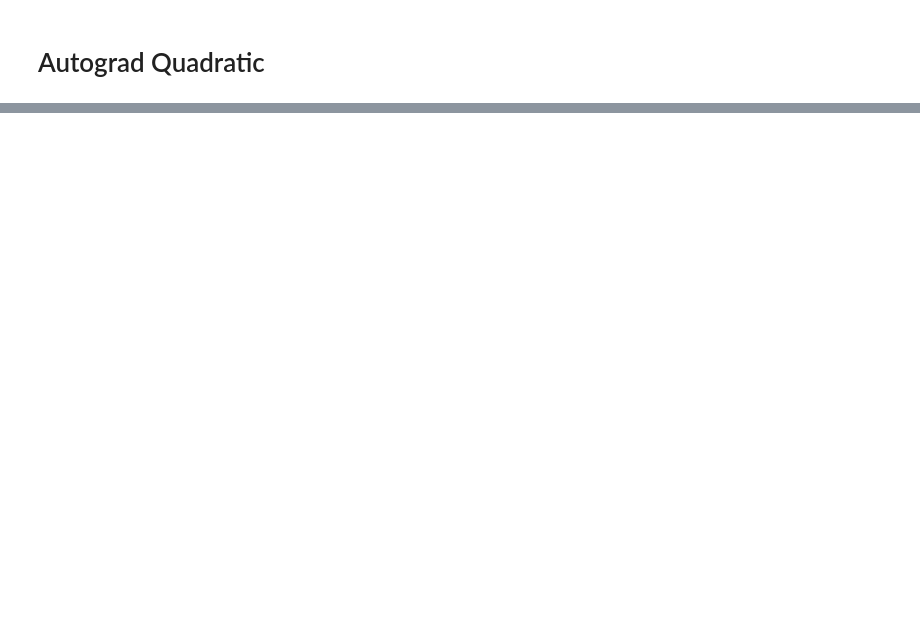
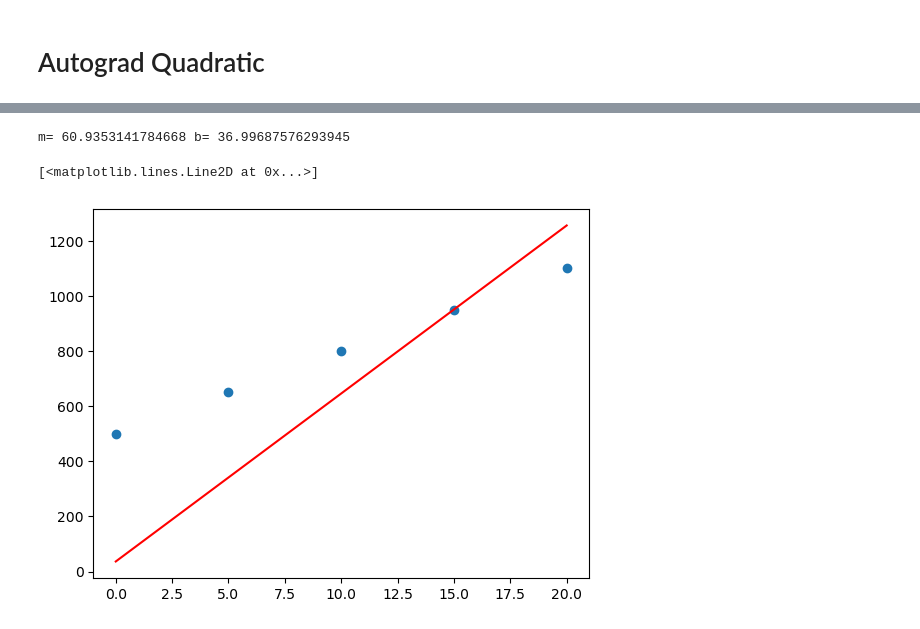
Before and after one commit to candrewlee14/zgml, a Jupyter notebook: torch.ipynb, the cells around one changed output, grey strips where cells are left out. Cells and saved outputs as stored; diff of their text form; code cells hidden in the pictures; blank space fills up the shorter version.

```diff
--- a/torch.ipynb
+++ b/torch.ipynb
@@ -204,0 +219,43 @@ m= tensor([1.2448]) b= tensor([1.3358])
+# %%
+class LinearModelOptim:
+    def __init__(self, m=0, b=0):
+        self.m = torch.Tensor([m])
+        self.b = torch.Tensor([b])
+        self.m.requires_grad = True
+        self.b.requires_grad = True
+        self.params = [self.m, self.b]
+        self.momentum = [torch.zeros_like(param) for param in self.params]
+        self.out = None
+        self.loss = None
+
+    def compute(self, time, speed):
+        self.out = self.m * time + self.b
+        self.loss = torch.mean((self.out - speed) ** 2)
+        # self.loss.backward()
+
+    def step(self, optimizer):
+        optimizer.zero_grad()
+        self.loss.backward()
+        optimizer.step()
+
+n = 5
+time = torch.from_numpy(np.linspace(0, 20, n)) # x
+# speed = torch.from_numpy(np.linspace(10, 50, n)) # y = 0x^2 + 1x + 5
+speed = time * 30 + 500
+model = LinearModelOptim(m=0, b=1)
+lr = 1e-3
+optimizer = torch.optim.SGD(model.params, lr=lr)
+
+for i in range(100):
+    model.compute(time, speed)
+    # print("a=", model.a.data, "b=", model.b.data, "c=", model.c.data)
+    model.step(optimizer)
+    lr *= 0.99
+
+print("m=", model.m.item(), "b=", model.b.item())
+plt.plot(time.numpy(), speed.numpy(), 'o')
+plt.plot(time.numpy(), model.out.data.numpy(), 'r-')
+# %% [output]
+m= 60.9353141784668 b= 36.99687576293945
+[<matplotlib.lines.Line2D at 0x...>]
+[figure, added]
```
Also changed, not shown: parts of 6 cells of this notebook, 2 other files.
